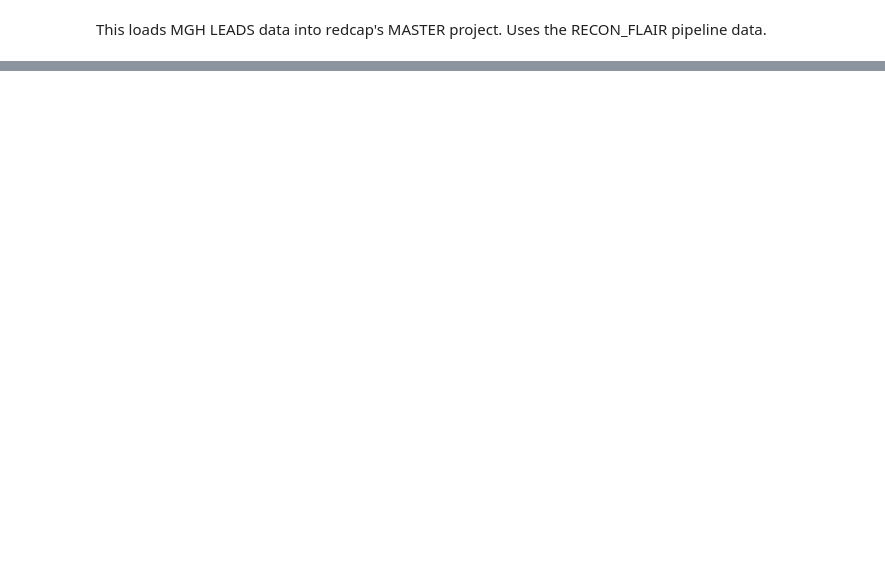
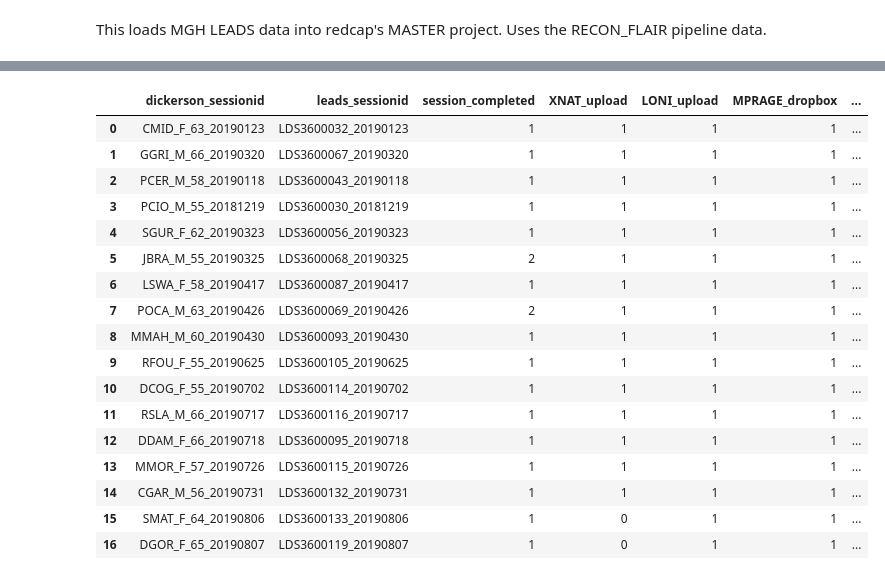
Before and after one commit to rezzo73/DickersonLab, a Jupyter notebook: UpdateMASTER_Redcap_LEADS.ipynb, the cells around one changed output, grey strips where cells are left out. Cells and saved outputs as stored; diff of their text form; code cells hidden in the pictures; blank space fills up the shorter version.

```diff
--- a/UpdateMASTER_Redcap_LEADS.ipynb
+++ b/UpdateMASTER_Redcap_LEADS.ipynb
@@ -29 +50,22 @@ RECON_FLAIR_NOTES = RECON_FLAIR_NOTES.replace(np.nan, '', regex=True)
+# %%
+MGH_subjects
+# %% [output]
+|  | dickerson_sessionid | leads_sessionid | session_completed | XNAT_upload | LONI_upload | MPRAGE_dropbox | ... |
+| 0 | CMID_F_63_20190123 | LDS3600032_20190123 | 1 | 1 | 1 | 1 | ... |
+| 1 | GGRI_M_66_20190320 | LDS3600067_20190320 | 1 | 1 | 1 | 1 | ... |
+| 2 | PCER_M_58_20190118 | LDS3600043_20190118 | 1 | 1 | 1 | 1 | ... |
+| 3 | PCIO_M_55_20181219 | LDS3600030_20181219 | 1 | 1 | 1 | 1 | ... |
+| 4 | SGUR_F_62_20190323 | LDS3600056_20190323 | 1 | 1 | 1 | 1 | ... |
+| 5 | JBRA_M_55_20190325 | LDS3600068_20190325 | 2 | 1 | 1 | 1 | ... |
+| 6 | LSWA_F_58_20190417 | LDS3600087_20190417 | 1 | 1 | 1 | 1 | ... |
+| 7 | POCA_M_63_20190426 | LDS3600069_20190426 | 2 | 1 | 1 | 1 | ... |
+| 8 | MMAH_M_60_20190430 | LDS3600093_20190430 | 1 | 1 | 1 | 1 | ... |
+| 9 | RFOU_F_55_20190625 | LDS3600105_20190625 | 1 | 1 | 1 | 1 | ... |
+| 10 | DCOG_F_55_20190702 | LDS3600114_20190702 | 1 | 1 | 1 | 1 | ... |
+| 11 | RSLA_M_66_20190717 | LDS3600116_20190717 | 1 | 1 | 1 | 1 | ... |
+| 12 | DDAM_F_66_20190718 | LDS3600095_20190718 | 1 | 1 | 1 | 1 | ... |
+| 13 | MMOR_F_57_20190726 | LDS3600115_20190726 | 1 | 1 | 1 | 1 | ... |
+| 14 | CGAR_M_56_20190731 | LDS3600132_20190731 | 1 | 1 | 1 | 1 | ... |
+| 15 | SMAT_F_64_20190806 | LDS3600133_20190806 | 1 | 0 | 1 | 1 | ... |
+| 16 | DGOR_F_65_20190807 | LDS3600119_20190807 | 1 | 0 | 1 | 1 | ... |
 # %%
```
Also changed, not shown: parts of 8 cells of this notebook, 8 other files.
